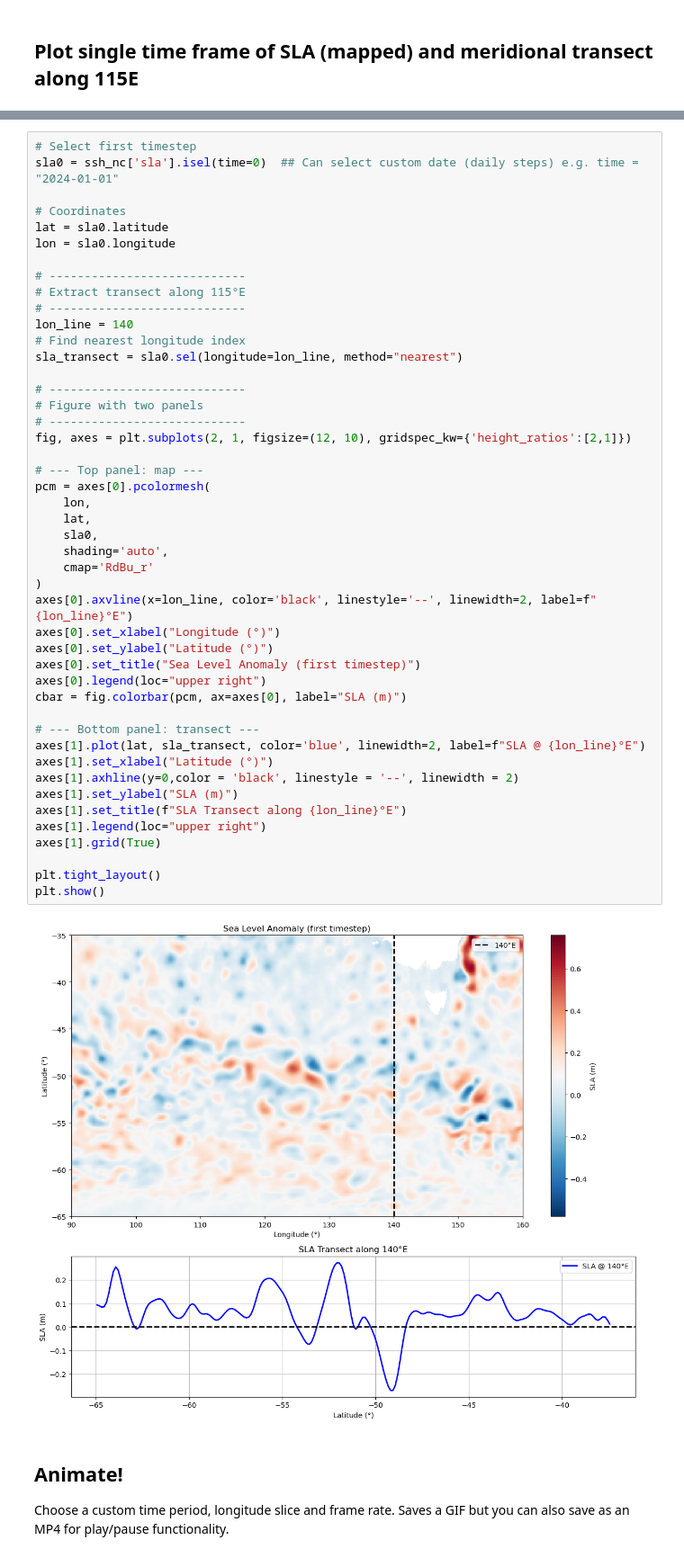
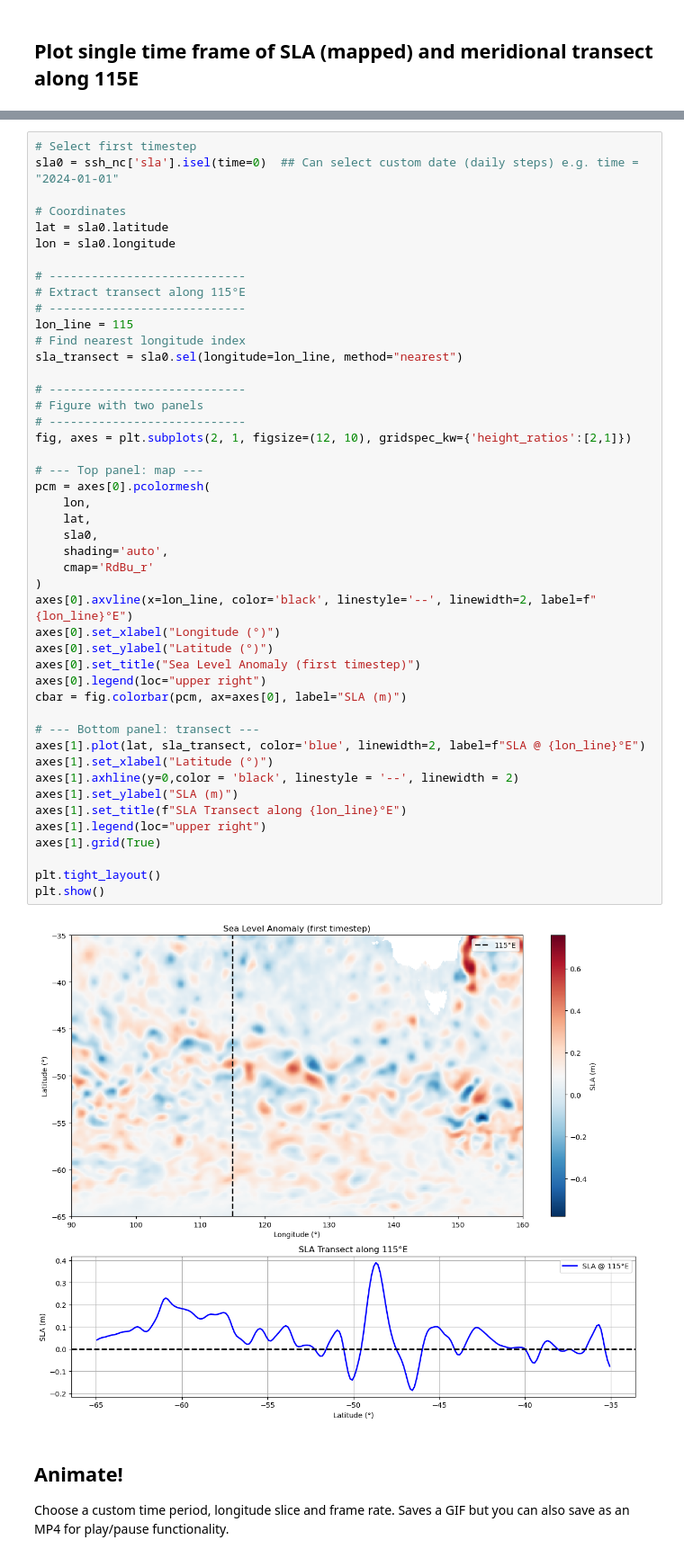
Before and after one commit to cdtraill/Copernicus-Marine-Service-product-access-and-plotting, a Jupyter notebook: CMS ARMOR 3D and SSH_SLA animations GITHUB.ipynb, the cells around one changed output, grey strips where cells are left out. Shown at 90% size. Cells and saved outputs as stored; diff of their text form.

Commit message:
Add files via upload
Updated notebook with dual transect plotting

```diff
--- a/CMS ARMOR 3D and SSH_SLA animations GITHUB.ipynb
+++ b/CMS ARMOR 3D and SSH_SLA animations GITHUB.ipynb
@@ -279,7 +313,7 @@ lon = sla0.longitude
 # ----------------------------
 # Extract transect along 115°E
 # ----------------------------
-lon_line = 140
+lon_line = 115
 # Find nearest longitude index
 sla_transect = sla0.sel(longitude=lon_line, method="nearest")
 
@@ -288,34 +322,34 @@ sla_transect = sla0.sel(longitude=lon_line, method="nearest")
 # ----------------------------
 fig, axes = plt.subplots(2, 1, figsize=(12, 10), gridspec_kw={'height_ratios':[2,1]})
 
 # --- Top panel: map ---
 pcm = axes[0].pcolormesh(
     lon,
     lat,
     sla0,
     shading='auto',
     cmap='RdBu_r'
 )
 axes[0].axvline(x=lon_line, color='black', linestyle='--', linewidth=2, label=f"{lon_line}°E")
 axes[0].set_xlabel("Longitude (°)")
 axes[0].set_ylabel("Latitude (°)")
 axes[0].set_title("Sea Level Anomaly (first timestep)")
 axes[0].legend(loc="upper right")
 cbar = fig.colorbar(pcm, ax=axes[0], label="SLA (m)")
 
 # --- Bottom panel: transect ---
 axes[1].plot(lat, sla_transect, color='blue', linewidth=2, label=f"SLA @ {lon_line}°E")
 axes[1].set_xlabel("Latitude (°)")
 axes[1].axhline(y=0,color = 'black', linestyle = '--', linewidth = 2)
 axes[1].set_ylabel("SLA (m)")
 axes[1].set_title(f"SLA Transect along {lon_line}°E")
 axes[1].legend(loc="upper right")
 axes[1].grid(True)
 
 plt.tight_layout()
 plt.show()
 # %% [output]
-[figure, old version]
+[figure, new version]
 # %% [markdown]
 ## Animate!
 
```
Also changed, not shown: parts of 5 cells of this notebook.
